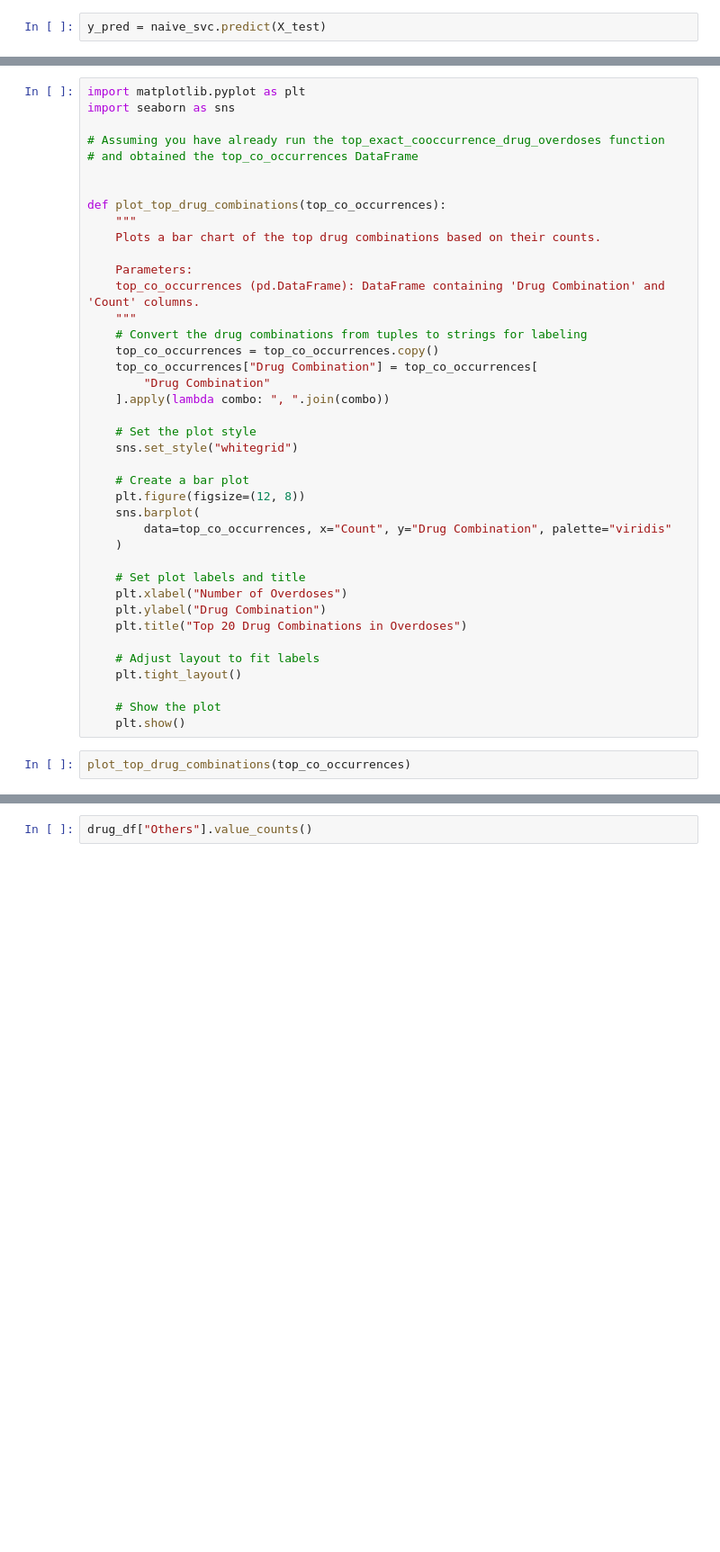
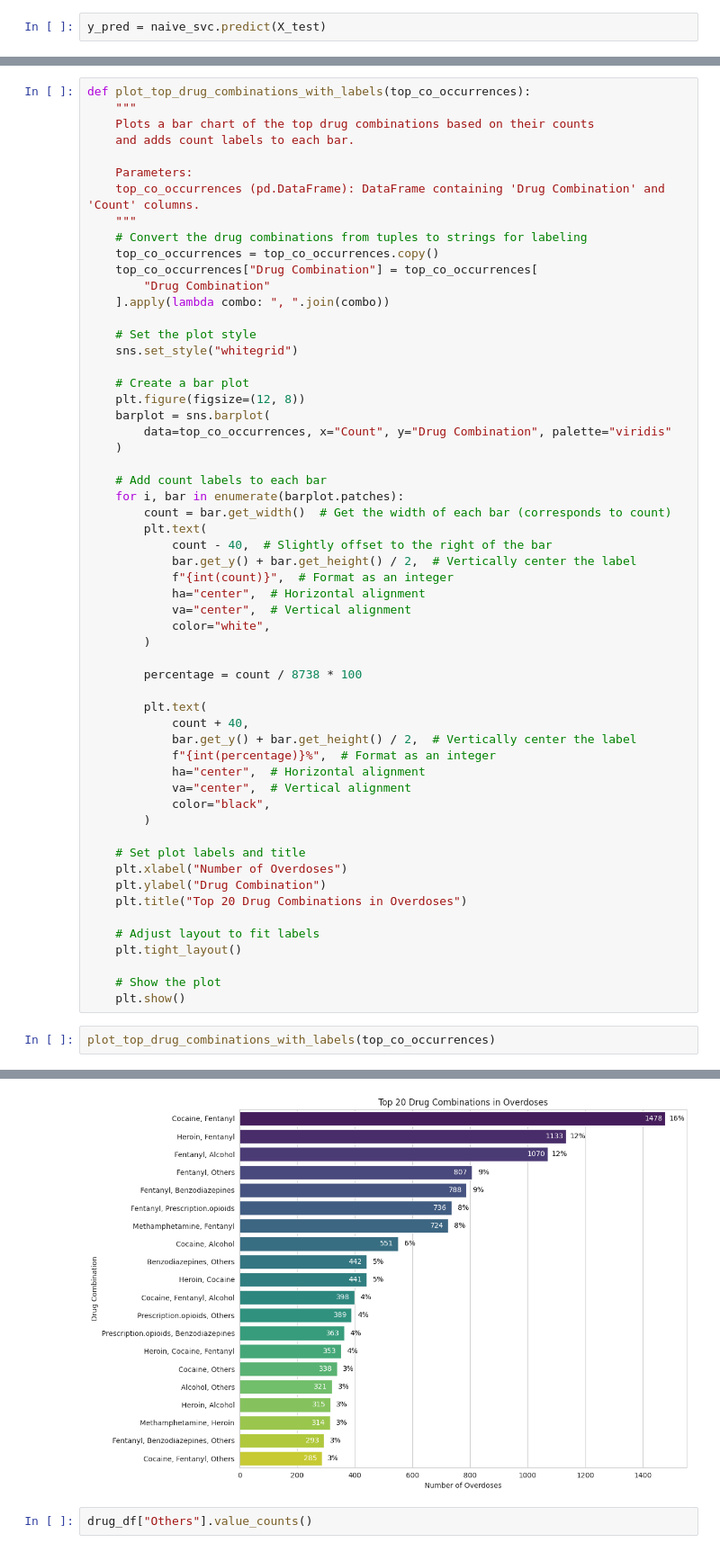
Before and after one commit to elemets/rosla-pipeline, a Jupyter notebook: rapid_overdose_classification/notebooks/data_analysis_for_paper.ipynb, the cells around one changed output, grey strips where cells are left out. Shown at 90% size. Saved outputs shown, nothing was run; the diff lists cells and outputs as text; blank space fills up the shorter version.

Commit message:
Adding frequency for paper, more data analysis

```diff
--- a/rapid_overdose_classification/notebooks/data_analysis_for_paper.ipynb
+++ b/rapid_overdose_classification/notebooks/data_analysis_for_paper.ipynb
@@ -87,14 +146,8 @@ print(top_co_occurrences)
 # %%
-import matplotlib.pyplot as plt
-import seaborn as sns
-
-# Assuming you have already run the top_exact_cooccurrence_drug_overdoses function
-# and obtained the top_co_occurrences DataFrame
-
-
-def plot_top_drug_combinations(top_co_occurrences):
+def plot_top_drug_combinations_with_labels(top_co_occurrences):
     """
-    Plots a bar chart of the top drug combinations based on their counts.
+    Plots a bar chart of the top drug combinations based on their counts
+    and adds count labels to each bar.
 
     Parameters:
     top_co_occurrences (pd.DataFrame): DataFrame containing 'Drug Combination' and 'Count' columns.
@@ -110,9 +163,32 @@ def plot_top_drug_combinations(top_co_occurrences):
 
     # Create a bar plot
     plt.figure(figsize=(12, 8))
-    sns.barplot(
+    barplot = sns.barplot(
         data=top_co_occurrences, x="Count", y="Drug Combination", palette="viridis"
     )
+
+    # Add count labels to each bar
+    for i, bar in enumerate(barplot.patches):
+        count = bar.get_width()  # Get the width of each bar (corresponds to count)
+        plt.text(
+            count - 40,  # Slightly offset to the right of the bar
+            bar.get_y() + bar.get_height() / 2,  # Vertically center the label
+            f"{int(count)}",  # Format as an integer
+            ha="center",  # Horizontal alignment
+            va="center",  # Vertical alignment
+            color="white",
+        )
+
+        percentage = count / 8738 * 100
+
+        plt.text(
+            count + 40,
+            bar.get_y() + bar.get_height() / 2,  # Vertically center the label
+            f"{int(percentage)}%",  # Format as an integer
+            ha="center",  # Horizontal alignment
+            va="center",  # Vertical alignment
+            color="black",
+        )
 
     # Set plot labels and title
     plt.xlabel("Number of Overdoses")
@@ -125,4 +201,5 @@ def plot_top_drug_combinations(top_co_occurrences):
     # Show the plot
     plt.show()
 # %%
-plot_top_drug_combinations(top_co_occurrences)
+plot_top_drug_combinations_with_labels(top_co_occurrences)
+# %% [output]
@@ -129,2 +209,3 @@ plot_top_drug_combinations(top_co_occurrences)
+[figure, added]
 # %%
 drug_df["Others"].value_counts()
```
Also changed, not shown: parts of 7 cells of this notebook, 2 other files.
